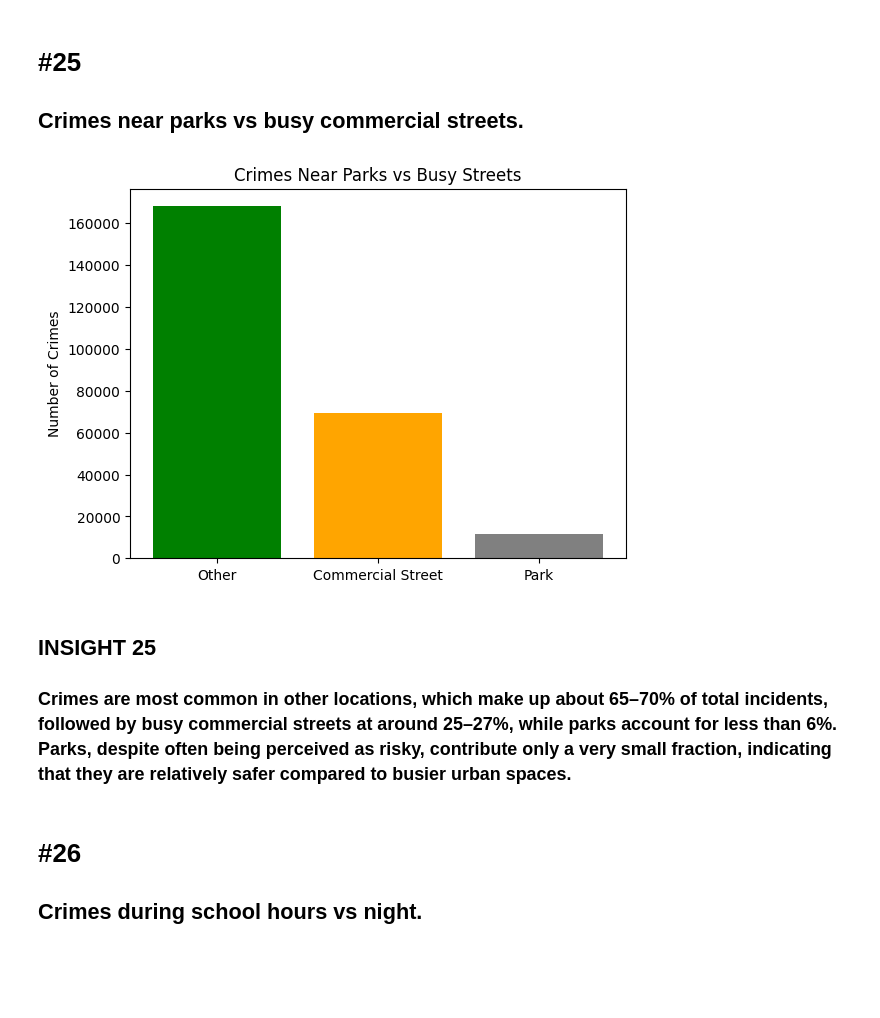
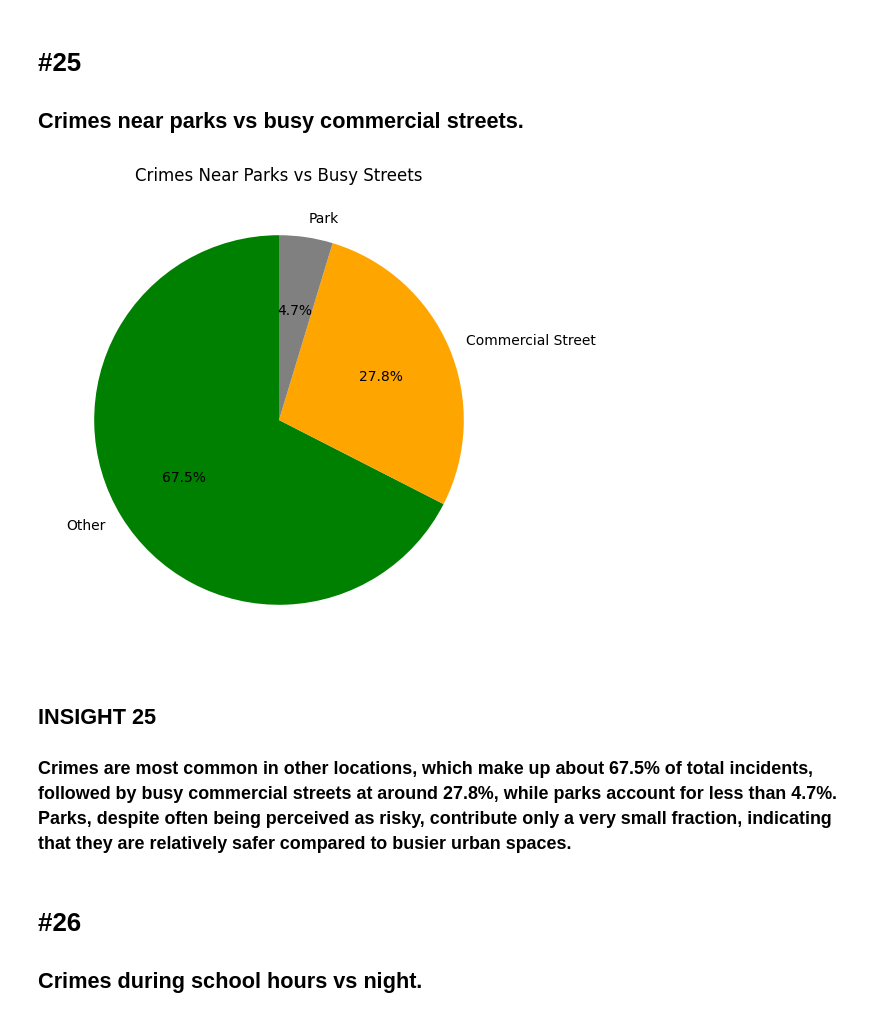
Before and after one commit to leen-ai/data_analytics_activity, a Jupyter notebook: Exam(MIDTERM).ipynb, the cells around one changed output. Cells and saved outputs as stored; diff of their text form; code cells hidden in the pictures; blank space fills up the shorter version.

```diff
--- a/Exam(MIDTERM).ipynb
+++ b/Exam(MIDTERM).ipynb
@@ -769,19 +776,26 @@ plt.show()
 # %%
 crimes['PlaceType'] = "Other"
 crimes.loc[crimes['Location Description'].str.contains("PARK", na=False), 'PlaceType'] = "Park"
 crimes.loc[crimes['Location Description'].str.contains("STREET|AVE|AVENUE|BLVD", na=False), 'PlaceType'] = "Commercial Street"
 
 place_counts = crimes['PlaceType'].value_counts()
 
-plt.bar(place_counts.index, place_counts.values, color=['green','orange','gray'])
+plt.figure(figsize=(6,6))
+plt.pie(
+    place_counts.values,
+    labels=place_counts.index,
+    autopct='%1.1f%%',
+    colors=['green','orange','gray'],
+    startangle=90,
+)
+
 plt.title("Crimes Near Parks vs Busy Streets")
-plt.ylabel("Number of Crimes")
 plt.show()
 # %% [output]
-[figure, old version]
+[figure, new version]
 # %% [markdown]
 <h2>INSIGHT 25</h2>
-<h3>Crimes are most common in other locations, which make up about 65–70% of total incidents, followed by busy commercial streets at around 25–27%, while parks account for less than 6%. Parks, despite often being perceived as risky, contribute only a very small fraction, indicating that they are relatively safer compared to busier urban spaces. </h3>
+<h3>Crimes are most common in other locations, which make up about 67.5% of total incidents, followed by busy commercial streets at around 27.8%, while parks account for less than 4.7%. Parks, despite often being perceived as risky, contribute only a very small fraction, indicating that they are relatively safer compared to busier urban spaces. </h3>
 # %% [markdown]
 <h1>#26</h1>
 <h2>Crimes during school hours vs night.</h2>
```
Also changed, not shown: parts of 3 cells of this notebook.
